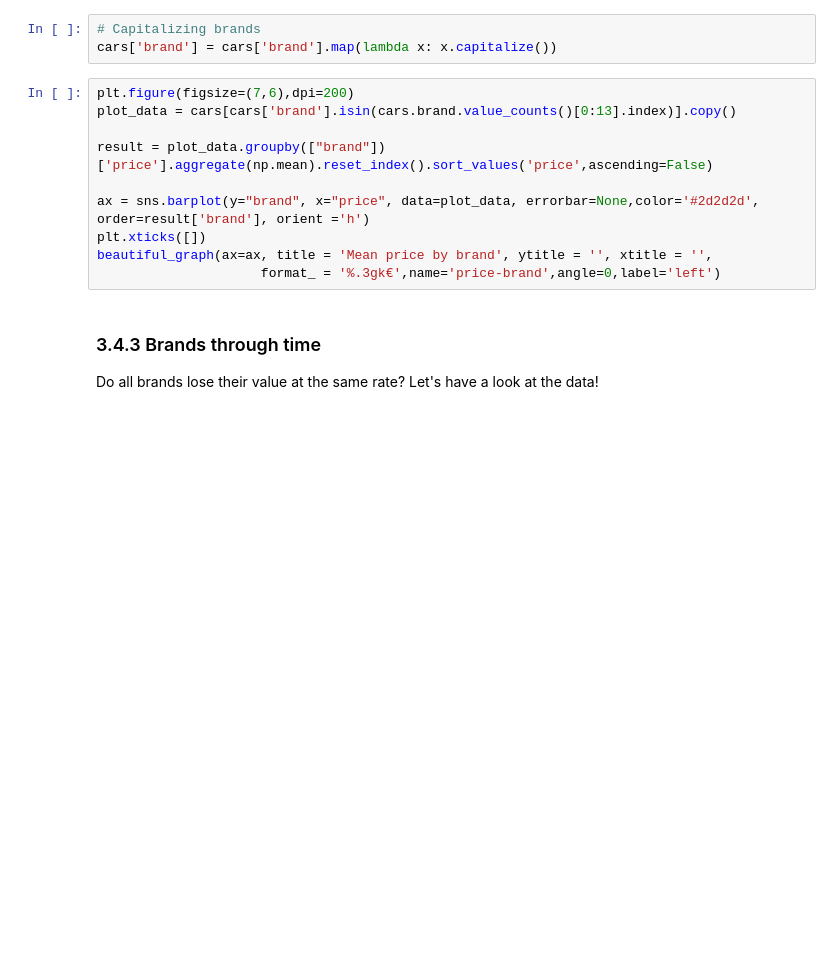
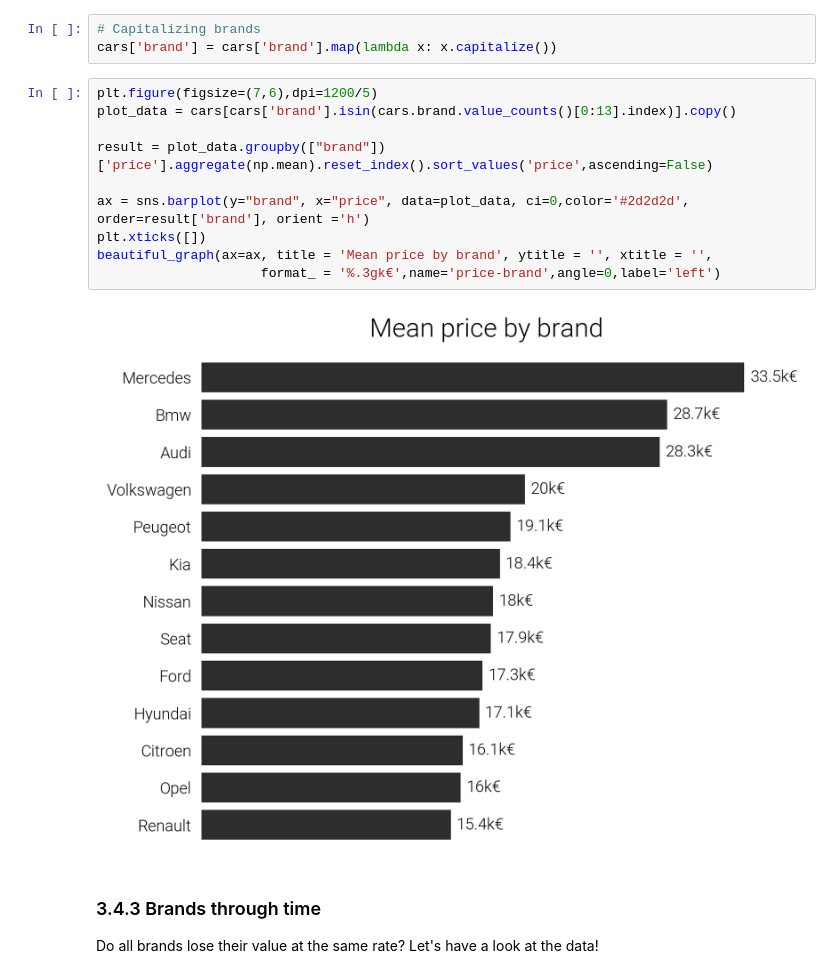
Before and after one commit to fbgr/car-price-model, a Jupyter notebook: python/3_exploratory_data_analysis.ipynb, the cells around one changed output. Drawn from its saved outputs; the diff is of its cells as text; blank space fills up the shorter version.

```diff
--- a/python/3_exploratory_data_analysis.ipynb
+++ b/python/3_exploratory_data_analysis.ipynb
@@ -95,15 +84,17 @@ plt.show()
 # Capitalizing brands
 cars['brand'] = cars['brand'].map(lambda x: x.capitalize())
 # %%
-plt.figure(figsize=(7,6),dpi=200)
+plt.figure(figsize=(7,6),dpi=1200/5)
 plot_data = cars[cars['brand'].isin(cars.brand.value_counts()[0:13].index)].copy()
 
 result = plot_data.groupby(["brand"])['price'].aggregate(np.mean).reset_index().sort_values('price',ascending=False)
 
-ax = sns.barplot(y="brand", x="price", data=plot_data, errorbar=None,color='#2d2d2d', order=result['brand'], orient ='h')
+ax = sns.barplot(y="brand", x="price", data=plot_data, ci=0,color='#2d2d2d', order=result['brand'], orient ='h')
 plt.xticks([])
 beautiful_graph(ax=ax, title = 'Mean price by brand', ytitle = '', xtitle = '',
                      format_ = '%.3gk€',name='price-brand',angle=0,label='left')
+# %% [output]
+[figure, added]
 # %% [markdown]
 ### 3.4.3 Brands through time
 Do all brands lose their value at the same rate? Let's have a look at the data!
```
Also changed, not shown: parts of 18 cells of this notebook, 19 other files.
